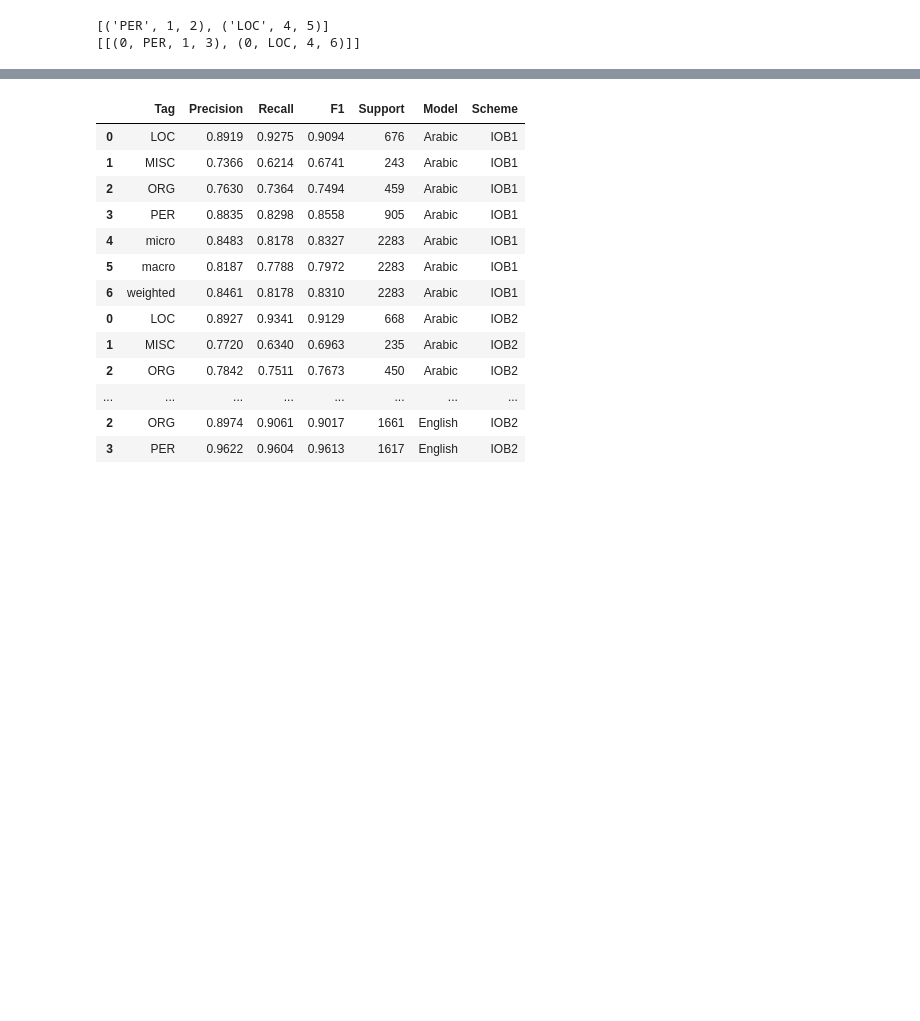
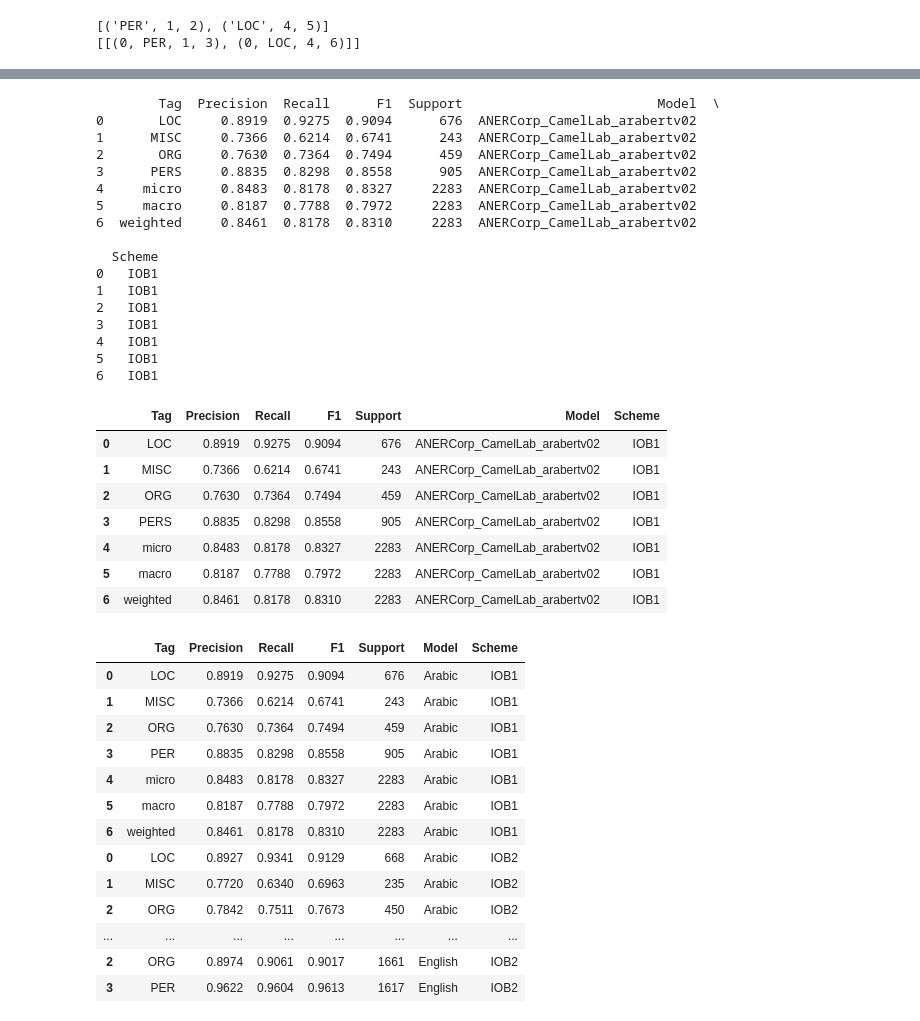
Before and after one commit to ay94/deformar-dashboard, a Jupyter notebook: notebooks/analysis/entity_performance_discrepancy-combined.ipynb, the cells around one changed output, grey strips where cells are left out. Saved outputs shown, nothing was run; the diff lists cells and outputs as text; code cells hidden in the pictures; blank space fills up the shorter version.

```diff
--- a/notebooks/analysis/entity_performance_discrepancy-combined.ipynb
+++ b/notebooks/analysis/entity_performance_discrepancy-combined.ipynb
@@ -816,3 +1075,44 @@ dash_data = data_manager.load_data()
+# %%
+@staticmethod
+def normalize_spans(df: pd.DataFrame, col: str = "Tag") -> pd.DataFrame:
+        """
+        Normalize BIO span tags (e.g., PERS -> PER).
+        Operates in-place on a copy of the DataFrame.
+        """
+
+        out = df.copy()
+
+        if col in out.columns:
+            out[col] = out[col].replace(_TAG_NORMALIZE)
+            print(out)
+        return out
+normalize_spans(dash_data['ANERCorp_CamelLab_arabertv02'].entity_non_strict_report)
+# %% [output]
+        Tag  Precision  Recall      F1  Support                         Model  \
+0       LOC     0.8919  0.9275  0.9094      676  ANERCorp_CamelLab_arabertv02
+1      MISC     0.7366  0.6214  0.6741      243  ANERCorp_CamelLab_arabertv02
+2       ORG     0.7630  0.7364  0.7494      459  ANERCorp_CamelLab_arabertv02
+3      PERS     0.8835  0.8298  0.8558      905  ANERCorp_CamelLab_arabertv02
+4     micro     0.8483  0.8178  0.8327     2283  ANERCorp_CamelLab_arabertv02
+5     macro     0.8187  0.7788  0.7972     2283  ANERCorp_CamelLab_arabertv02
+6  weighted     0.8461  0.8178  0.8310     2283  ANERCorp_CamelLab_arabertv02
+
+  Scheme
+0   IOB1
+1   IOB1
+2   IOB1
+3   IOB1
+4   IOB1
+5   IOB1
+6   IOB1
+|  | Tag | Precision | Recall | F1 | Support | Model | Scheme |
+| 0 | LOC | 0.8919 | 0.9275 | 0.9094 | 676 | ANERCorp_CamelLab_arabertv02 | IOB1 |
+| 1 | MISC | 0.7366 | 0.6214 | 0.6741 | 243 | ANERCorp_CamelLab_arabertv02 | IOB1 |
+| 2 | ORG | 0.7630 | 0.7364 | 0.7494 | 459 | ANERCorp_CamelLab_arabertv02 | IOB1 |
+| 3 | PERS | 0.8835 | 0.8298 | 0.8558 | 905 | ANERCorp_CamelLab_arabertv02 | IOB1 |
+| 4 | micro | 0.8483 | 0.8178 | 0.8327 | 2283 | ANERCorp_CamelLab_arabertv02 | IOB1 |
+| 5 | macro | 0.8187 | 0.7788 | 0.7972 | 2283 | ANERCorp_CamelLab_arabertv02 | IOB1 |
+| 6 | weighted | 0.8461 | 0.8178 | 0.8310 | 2283 | ANERCorp_CamelLab_arabertv02 | IOB1 |
 # %%
 report_data = []
 for data_name, data_content in dash_data.items():
```
Also changed, not shown: parts of 6 cells of this notebook, 5 other files.
